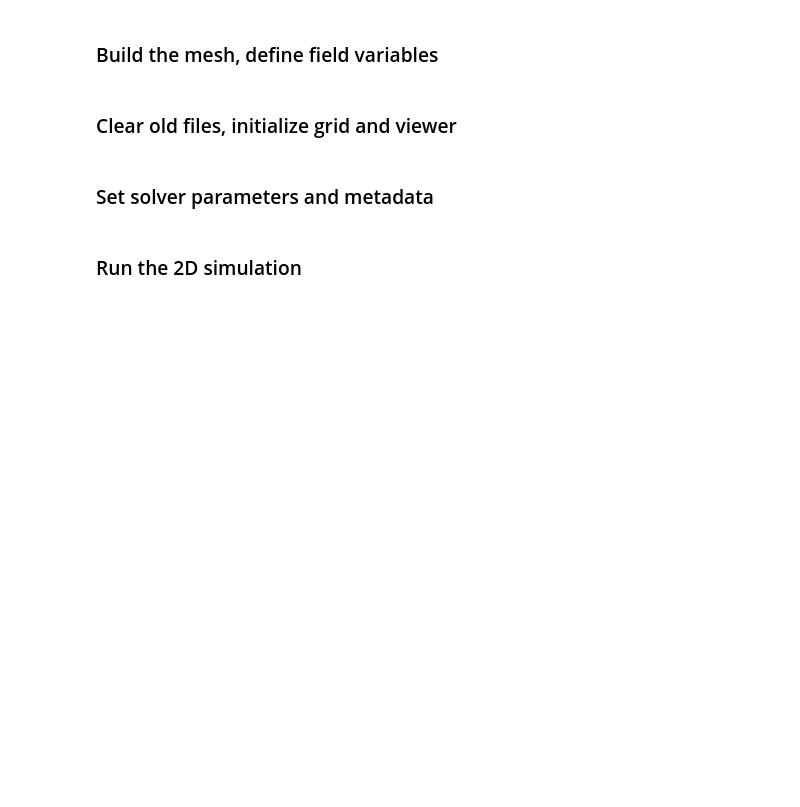
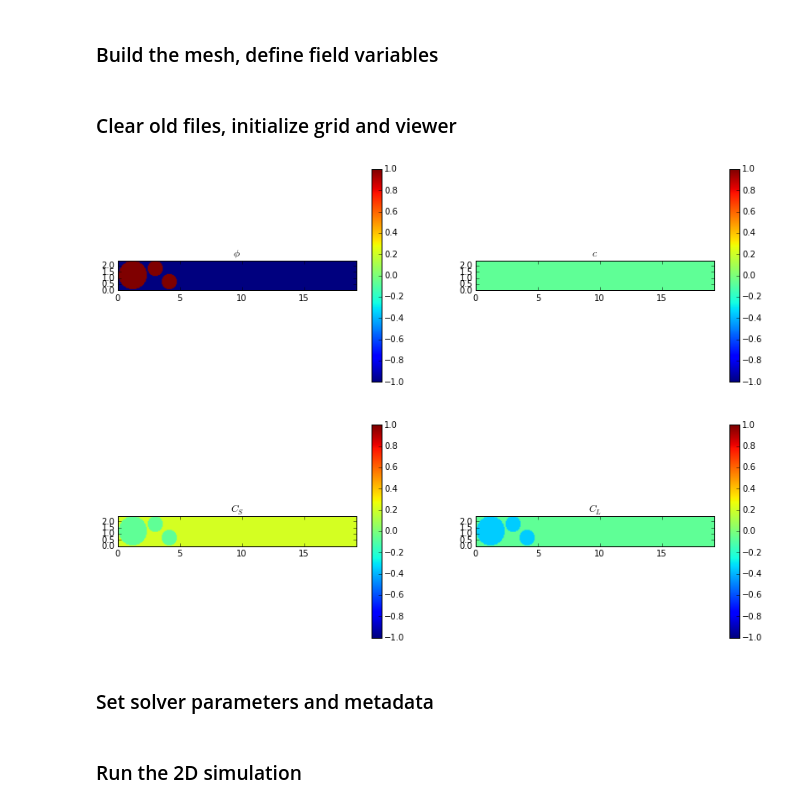
Before and after one commit to tkphd/KKS-binary-solidification, a Jupyter notebook: FiPy-KKS.ipynb, the cells around one changed output. Saved outputs shown, nothing was run; the diff lists cells and outputs as text; code cells hidden in the pictures; blank space fills up the shorter version.

```diff
--- a/FiPy-KKS.ipynb
+++ b/FiPy-KKS.ipynb
@@ -583,7 +610,7 @@ plt.plot(Cs1/(initConc/eqPartitionCoefficient))
 # Spatial parameters
 dx2 = dy2 = 0.075 # mesh resolution
 nx2 = 256          # domain size
-ny2 = nx2 / 2.
+ny2 = 32
 
 # 2D Grid
 mesh2D = Grid2D(nx=nx2, ny=ny2, dx=dx2, dy=dy2)
@@ -596,32 +623,34 @@ Cs2    = CellVariable(mesh=mesh2D, hasOld=True)
 Cl2    = CellVariable(mesh=mesh2D, hasOld=True)
 
 # Equations of motion
-phaseEq2 = buildPhaseEquation(mesh2D, phase2, Cs2, Cl2)
-concEq2  = buildConcEquation(mesh2D, phase2, conc2, Cs2, Cl2)
+phaseEq2 = buildPhaseEquation(phase2, Cs2, Cl2)
+concEq2  = buildConcEquation(phase2, conc2, Cs2, Cl2)
 # %% [markdown]
 ### Clear old files, initialize grid and viewer
 # %%
 # Prepare new run
 !rm data/FiPy/2D/dump*.npz
 
 # Initialize grid
-circles = [(     (15+1) * dx2, (32-1-15) * dy2, 15. * dx2), \
-           (0.625 * nx2 * dx2,  (32-1-8) * dy2,  8. * dx2), \
-           (  (nx2-1-8) * dx2,      (1+8) * dy2,  8. * dx2)]
-initCircular(mesh2D, phase2, conc2, Cs2, Cl2, circles)
+circles = [(     (15+1) * dx2, (ny2-1-15) * dy2, 15. * dx2), \
+           (0.625 * 64 * dx2,  (ny2-1-8) * dy2,  8. * dx2), \
+           (  (64-1-8) * dx2,      (1+8) * dy2,  8. * dx2)]
+initCircular(phase2, conc2, Cs2, Cl2, circles)
 
 # Invoke Matplotlib directly to build a 2x2 grid of images, to be populated by FiPy Viewers
 fig2, ((axp2, axc2), (axs2, axl2)) = plt.subplots(2, 2, sharex=False, sharey=False, figsize=(14,10))
 
 # 2D Grid viewer
 viewer2 = MultiViewer(viewers = (Matplotlib2DGridViewer(vars=phase2, title='$\phi$', axes=axp2, \
                                                        datamin=0., datamax=1.), \
                                 Matplotlib2DGridViewer(vars=conc2,  title='$c$'   , axes=axc2, \
                                                        datamin=0., datamax=0.66), \
                                 Matplotlib2DGridViewer(vars=Cs2  ,  title='$C_S$' , axes=axs2, \
                                                        datamin=0., datamax=0.66), \
                                 Matplotlib2DGridViewer(vars=Cl2  ,  title='$C_L$' , axes=axl2, \
                                                        datamin=0., datamax=0.66) ))
+# %% [output]
+[figure, added]
 # %% [markdown]
 ### Set solver parameters and metadata
 # %%
```
Also changed, not shown: parts of 20 cells of this notebook.
